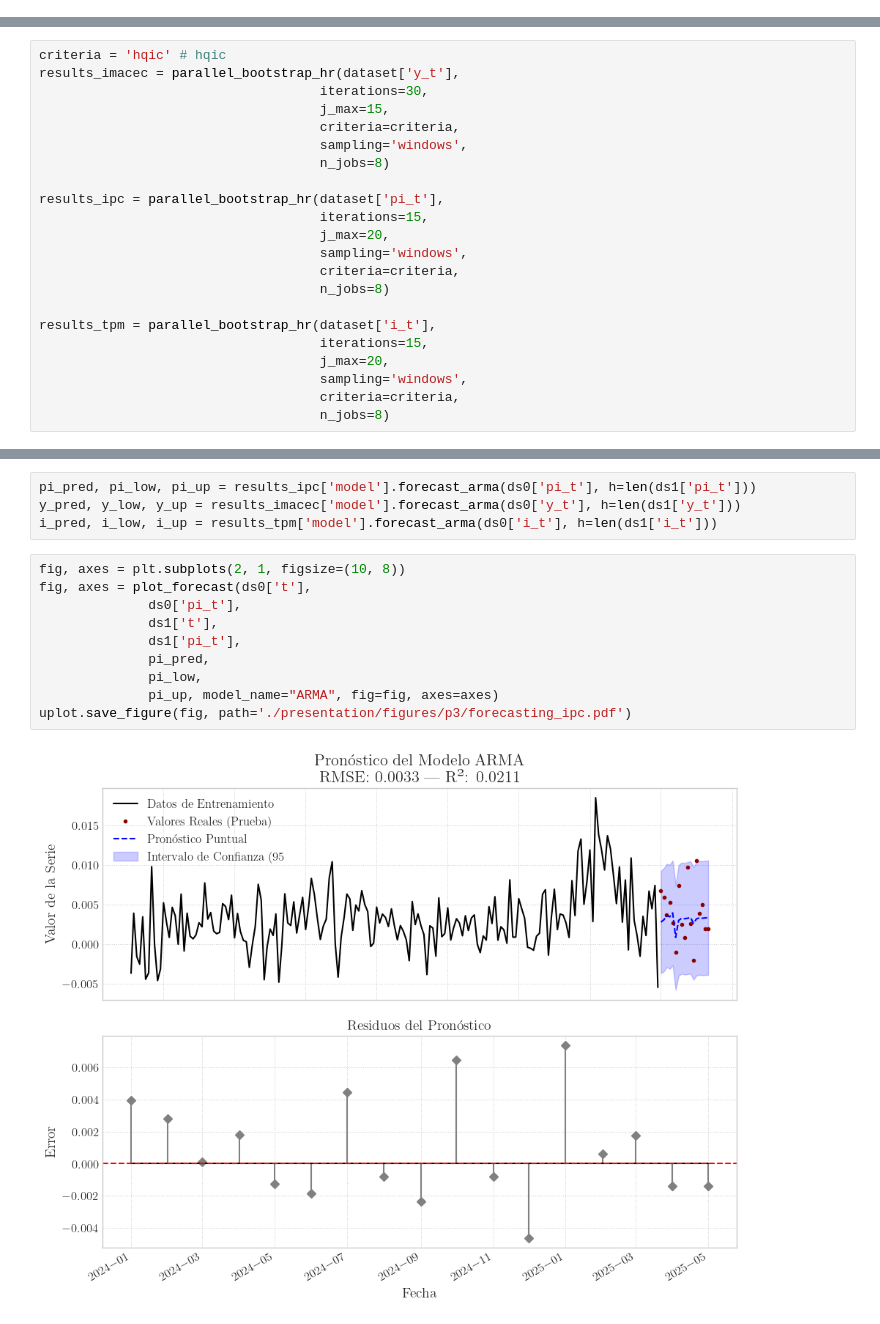
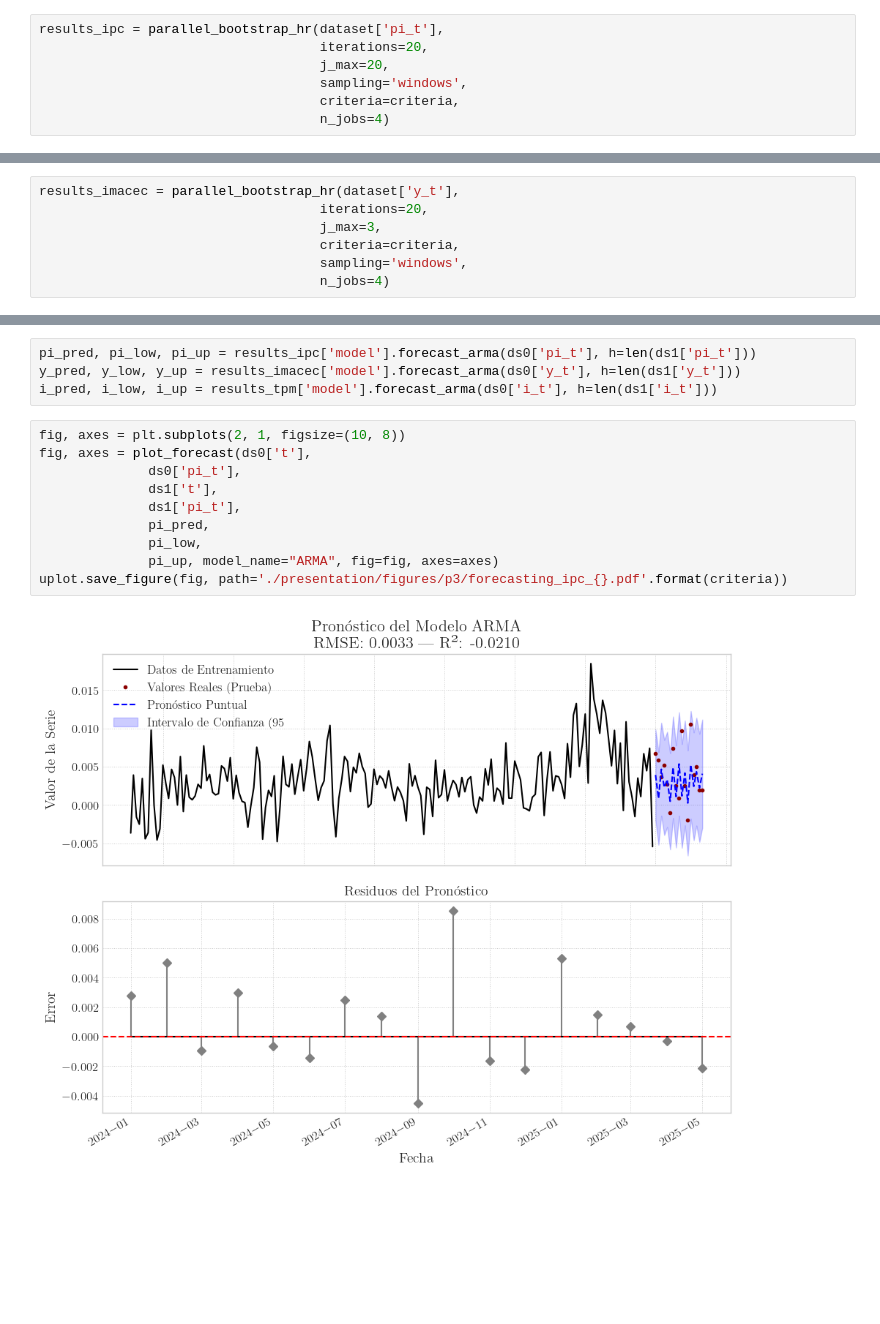
Before and after one commit to ensta630team/HW1---Python, a Jupyter notebook: presentation/notebooks/pregunta_3.ipynb, the cells around one changed output, grey strips where cells are left out. Drawn from its saved outputs; the diff is of its cells as text; blank space fills up the shorter version.

```diff
--- a/presentation/notebooks/pregunta_3.ipynb
+++ b/presentation/notebooks/pregunta_3.ipynb
@@ -153,0 +168,7 @@ Desde el procedimiento anterior podemos decir que los valores para $p$ y $q$ osc
+# %%
+results_ipc = parallel_bootstrap_hr(dataset['pi_t'],
+                                    iterations=20,
+                                    j_max=20,
+                                    sampling='windows',
+                                    criteria=criteria,
+                                    n_jobs=4)
@@ -154,23 +180,8 @@ Desde el procedimiento anterior podemos decir que los valores para $p$ y $q$ osc
 # %%
-criteria = 'hqic' # hqic
 results_imacec = parallel_bootstrap_hr(dataset['y_t'],
-                                    iterations=30,
-                                    j_max=15,
+                                    iterations=20,
+                                    j_max=3,
                                     criteria=criteria,
                                     sampling='windows',
-                                    n_jobs=8)
-
-results_ipc = parallel_bootstrap_hr(dataset['pi_t'],
-                                    iterations=15,
-                                    j_max=20,
-                                    sampling='windows',
-                                    criteria=criteria,
-                                    n_jobs=8)
-
-results_tpm = parallel_bootstrap_hr(dataset['i_t'],
-                                    iterations=15,
-                                    j_max=20,
-                                    sampling='windows',
-                                    criteria=criteria,
-                                    n_jobs=8)
+                                    n_jobs=4)
 # %% [output]
@@ -313,12 +315,12 @@ i_pred, i_low, i_up = results_tpm['model'].forecast_arma(ds0['i_t'], h=len(ds1['
 # %%
 fig, axes = plt.subplots(2, 1, figsize=(10, 8))
 fig, axes = plot_forecast(ds0['t'],
               ds0['pi_t'],
               ds1['t'],
               ds1['pi_t'],
               pi_pred,
               pi_low,
               pi_up, model_name="ARMA", fig=fig, axes=axes)
-uplot.save_figure(fig, path='./presentation/figures/p3/forecasting_ipc.pdf')
+uplot.save_figure(fig, path='./presentation/figures/p3/forecasting_ipc_{}.pdf'.format(criteria))
 # %% [output]
-[figure, old version]
+[figure, new version]
```
Also changed, not shown: parts of 14 cells of this notebook, 51 other files.
